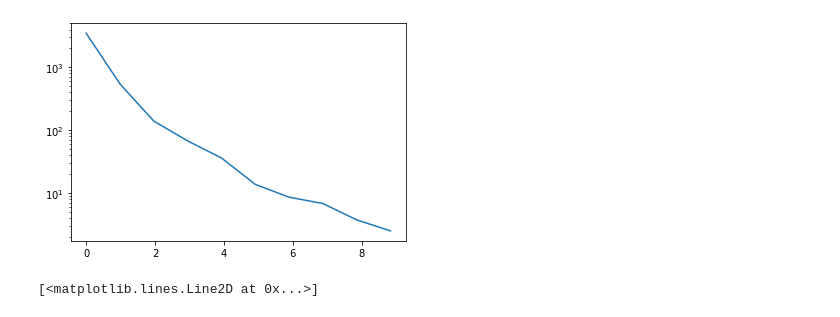
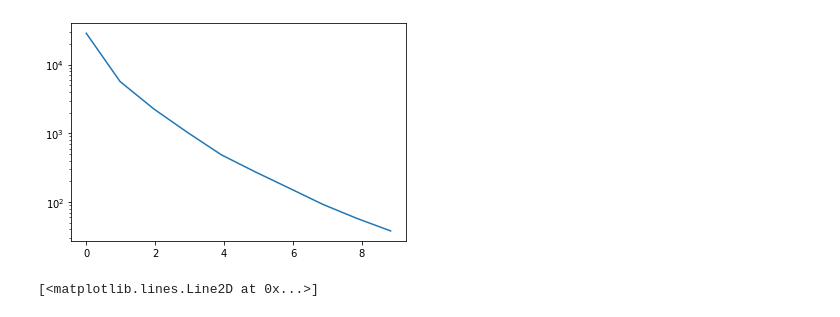
Before and after one commit to Jfeatherstone/ColorGlass, a Jupyter notebook: Testing.ipynb, the cells around one changed output. Drawn from its saved outputs; the diff is of its cells as text; code cells hidden in the pictures.

Commit message:
Added three color calculation!

```diff
--- a/Testing.ipynb
+++ b/Testing.ipynb
@@ -6,19 +7,33 @@ from Collision import *
 # %%
 N = 128
 delta = .1
 mu = 2
 radius = 1
 
-nucleus = Nucleus(N, delta, mu)
-proton = Proton(N, delta, mu, radius)
-proton2 = Proton(N, delta, mu, radius)
+# adjointWilsonLineTrace = np.trace(nucleus.adjointWilsonLine(), axis1=0, axis2=1)
+# plt.pcolor(np.abs(adjointWilsonLineTrace))
+# plt.colorbar()
 
-c1 = Collision(nucleus, proton)
+momentaBins = []
+particlesProduced = []
 
-plt.plot(c1.momentaBins(), c1.particlesProduced())
+numAverages = 3
+
+for i in range(numAverages):
+
+    nucleus = Nucleus(N, delta, mu)
+    proton = Proton(N, delta, mu, radius)
+    proton2 = Proton(N, delta, mu, radius)
+
+    c1 = Collision(nucleus, proton)
+    momentaBins = c1.momentaBins()
+    particlesProduced.append(c1.particlesProduced())
+
+particlesProduced = np.sum(particlesProduced, axis=0)
+plt.plot(momentaBins, particlesProduced/numAverages)
 plt.yscale('log')
 # %% [output]
-[figure, old version]
+[figure, new version]
 # %%
 N = 128
 delta = .1
```
Also changed, not shown: parts of 2 cells of this notebook, 1 other file.
